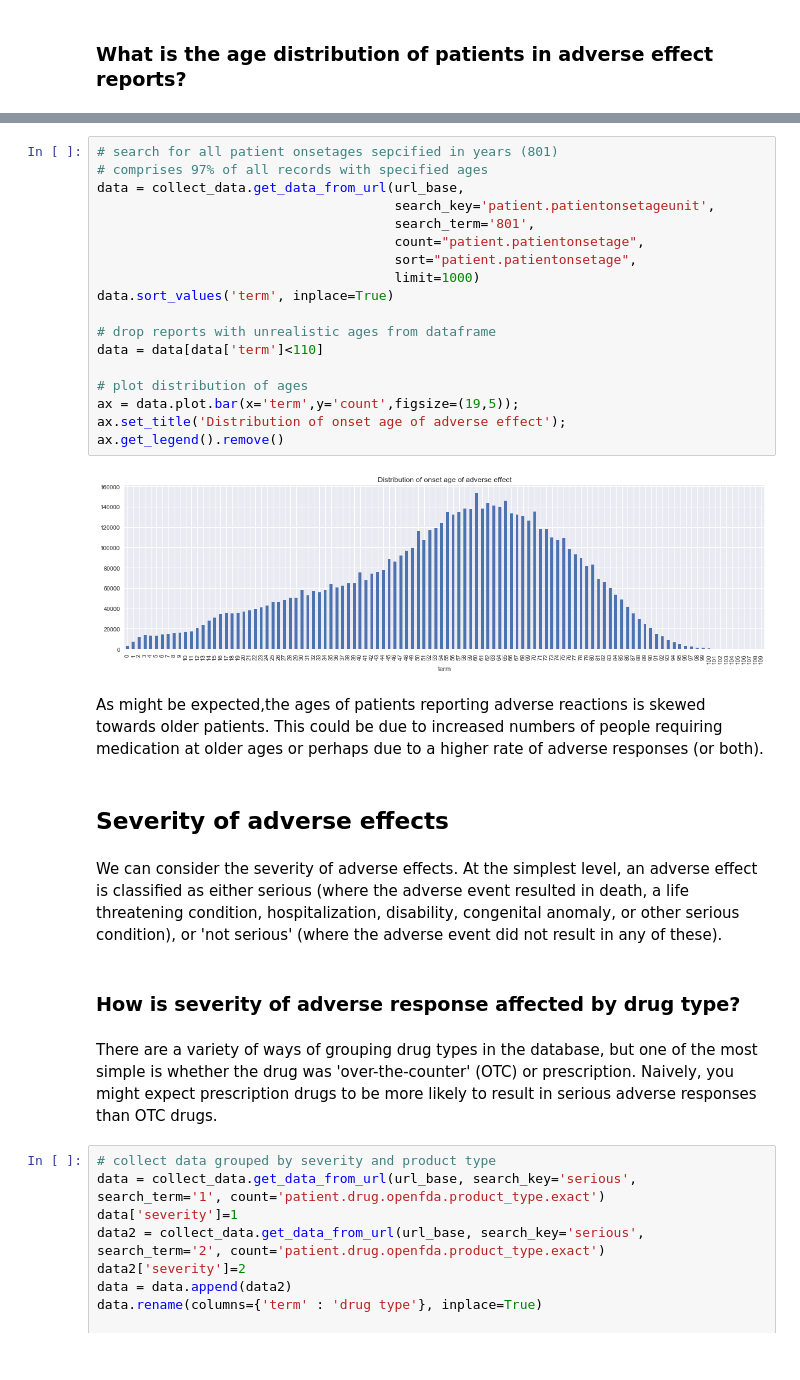
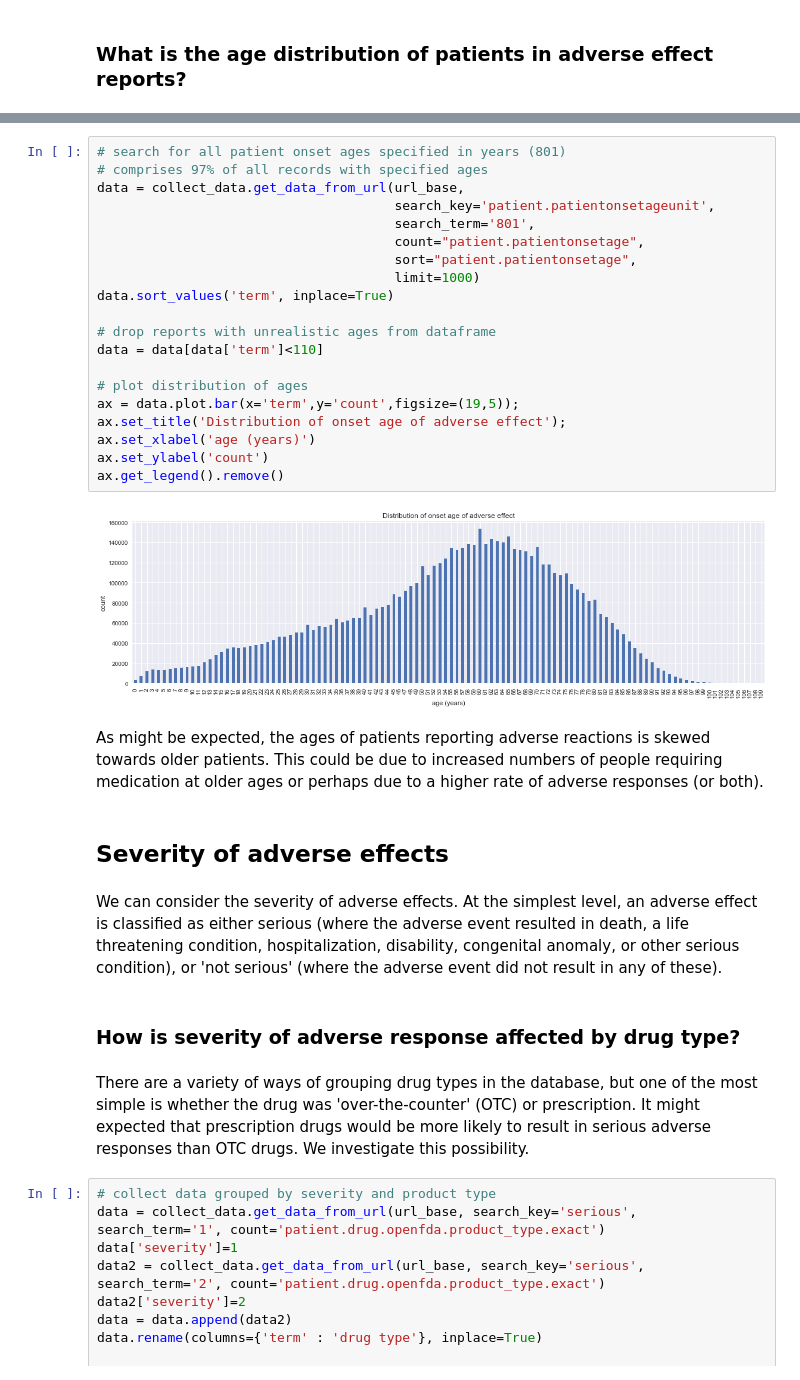
Before and after one commit to ambevan/OpenFDA_Case_Study, a Jupyter notebook: Exploring_OpenFDA_Adverse_Reactions.ipynb, the cells around one changed output, grey strips where cells are left out. Saved outputs shown, nothing was run; the diff lists cells and outputs as text.

```diff
--- a/Exploring_OpenFDA_Adverse_Reactions.ipynb
+++ b/Exploring_OpenFDA_Adverse_Reactions.ipynb
@@ -121,35 +123,37 @@ assert num_patient_age_reports + test_data['count'].sum() == total_reports, "Inc
 # %% [output]
 [figure]
 # %%
-# search for all patient onsetages sepcified in years (801)
+# search for all patient onset ages specified in years (801)
 # comprises 97% of all records with specified ages
 data = collect_data.get_data_from_url(url_base,
                                       search_key='patient.patientonsetageunit',
                                       search_term='801',
                                       count="patient.patientonsetage",
                                       sort="patient.patientonsetage",
                                       limit=1000)
 data.sort_values('term', inplace=True)
 
 # drop reports with unrealistic ages from dataframe
 data = data[data['term']<110]
 
 # plot distribution of ages
 ax = data.plot.bar(x='term',y='count',figsize=(19,5));
 ax.set_title('Distribution of onset age of adverse effect');
+ax.set_xlabel('age (years)')
+ax.set_ylabel('count')
 ax.get_legend().remove()
 # %% [output]
-[figure, old version]
+[figure, new version]
 # %% [markdown]
-As might be expected,the ages of patients reporting adverse reactions is skewed towards older patients. This could be due to increased numbers of people requiring medication at older ages or perhaps due to a higher rate of adverse responses (or both).
+As might be expected, the ages of patients reporting adverse reactions is skewed towards older patients. This could be due to increased numbers of people requiring medication at older ages or perhaps due to a higher rate of adverse responses (or both).
 # %% [markdown]
 ## Severity of adverse effects
 # %% [markdown]
-We can consider the severity of adverse effects. At the simplest level, an adverse effect is classified as either serious (where the adverse event resulted in death, a life threatening condition, hospitalization, disability, congenital anomaly, or other serious condition), or 'not serious' (where the adverse event did not result in any of these). </br>
+We can consider the severity of adverse effects. At the simplest level, an adverse effect is classified as either serious (where the adverse event resulted in death, a life threatening condition, hospitalization, disability, congenital anomaly, or other serious condition), or 'not serious' (where the adverse event did not result in any of these).
 # %% [markdown]
 ### How is severity of adverse response affected by drug type?
 # %% [markdown]
-There are a variety of ways of grouping drug types in the database, but one of the most simple is whether the drug was 'over-the-counter' (OTC) or prescription. Naively, you might expect prescription drugs to be more likely to result in serious adverse responses than OTC drugs.
+There are a variety of ways of grouping drug types in the database, but one of the most simple is whether the drug was 'over-the-counter' (OTC) or prescription. It might expected that prescription drugs would be more likely to result in serious adverse responses than OTC drugs. We investigate this possibility.
 # %%
 # collect data grouped by severity and product type
 data = collect_data.get_data_from_url(url_base, search_key='serious', search_term='1', count='patient.drug.openfda.product_type.exact')
```
Also changed, not shown: parts of 14 cells of this notebook, 6 other files.
